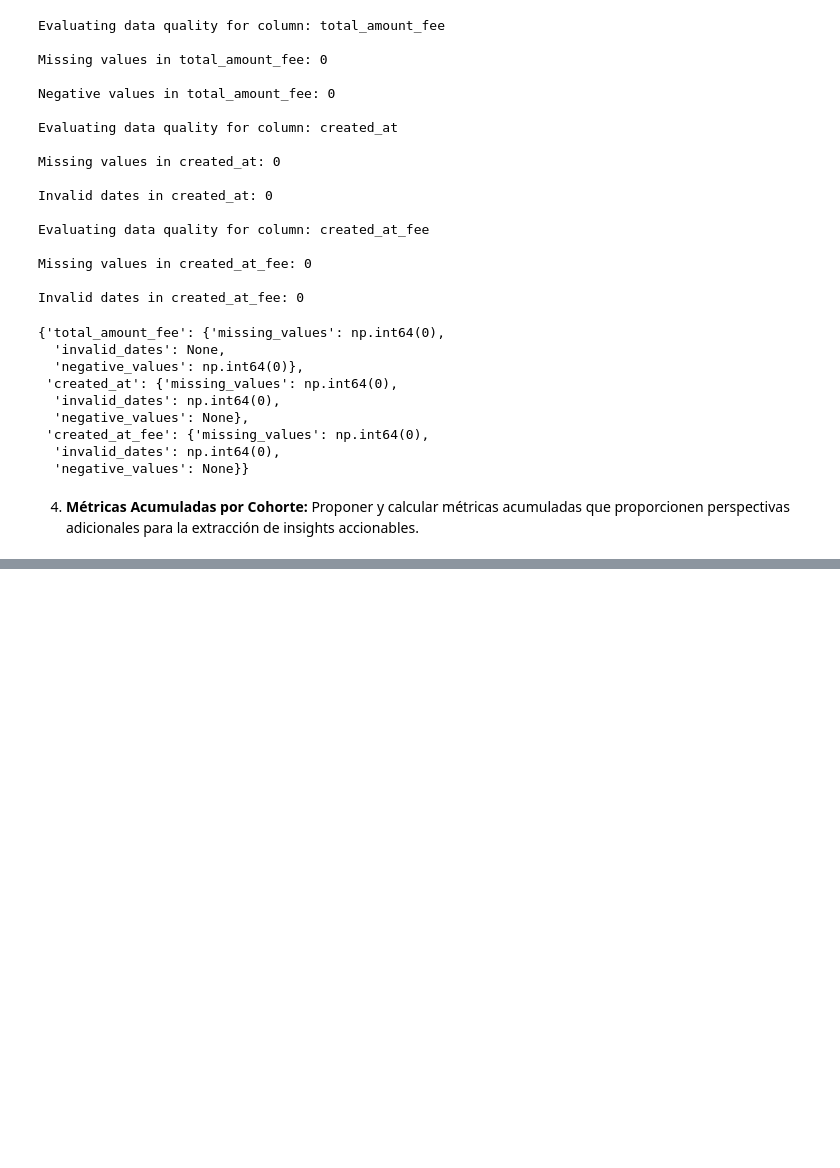
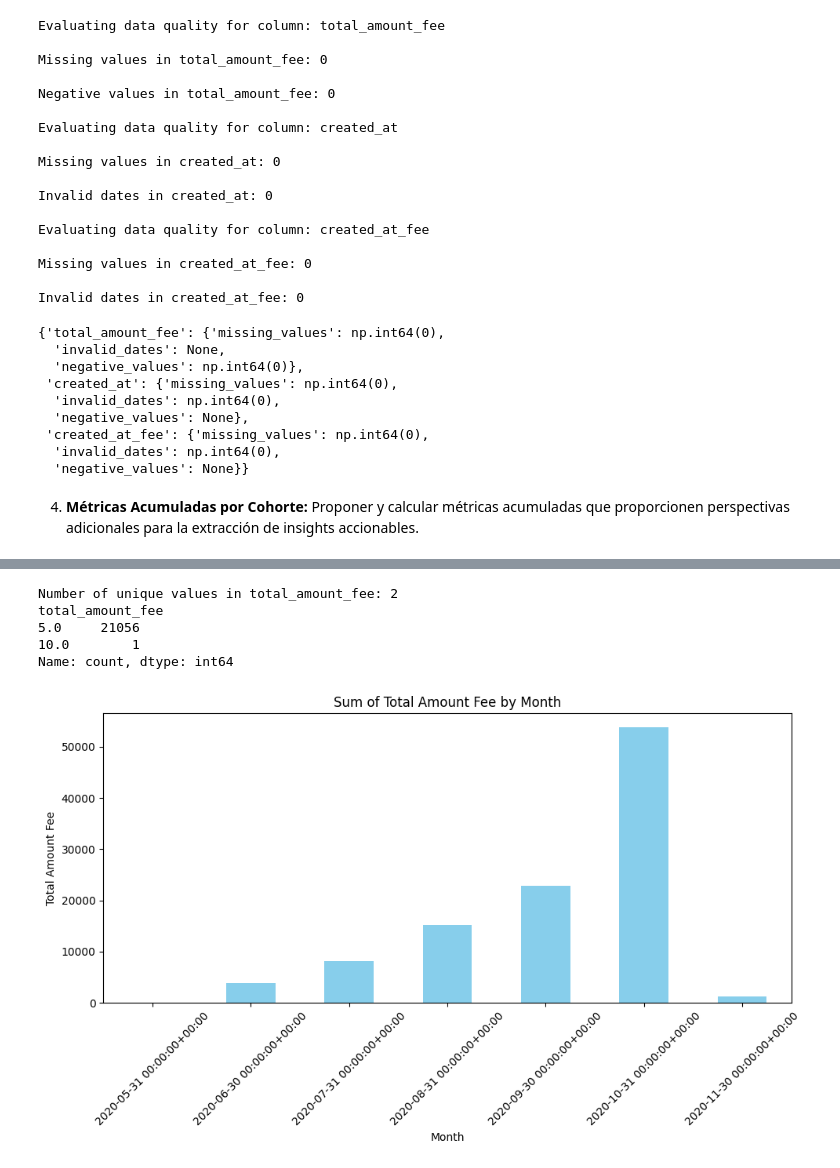
Before and after one commit to elvisortegaec/businessPayments, a Jupyter notebook: codes/analisis_calidad_datos.ipynb, the cells around one changed output, grey strips where cells are left out. Drawn from its saved outputs; the diff is of its cells as text; code cells hidden in the pictures; blank space fills up the shorter version.

```diff
--- a/codes/analisis_calidad_datos.ipynb
+++ b/codes/analisis_calidad_datos.ipynb
@@ -452,0 +487,34 @@ Invalid dates in created_at_fee: 0
+# %%
+unique_total_amount_fee = merged_df['total_amount_fee'].nunique()
+print(f"Number of unique values in total_amount_fee: {unique_total_amount_fee}")
+
+value_counts_total_amount_fee = merged_df['total_amount_fee'].value_counts()
+print(value_counts_total_amount_fee)
+# %% [output]
+Number of unique values in total_amount_fee: 2
+total_amount_fee
+5.0     21056
+10.0        1
+Name: count, dtype: int64
+# %%
+import pandas as pd
+import matplotlib.pyplot as plt
+
+# Assuming merged_df is your DataFrame
+# Convert 'created_at_fee' to datetime if it's not already
+merged_df['created_at_fee'] = pd.to_datetime(merged_df['created_at_fee'])
+
+# Group by month and sum 'total_amount_fee'
+monthly_sum = merged_df.resample('M', on='created_at_fee')['total_amount_fee'].sum()
+
+# Plot the results
+plt.figure(figsize=(10, 6))
+monthly_sum.plot(kind='bar', color='skyblue')
+plt.title('Sum of Total Amount Fee by Month')
+plt.xlabel('Month')
+plt.ylabel('Total Amount Fee')
+plt.xticks(rotation=45)
+plt.tight_layout()
+plt.show()
+# %% [output]
+[figure, added]
```
Also changed, not shown: parts of 5 cells of this notebook, 1 other file.
